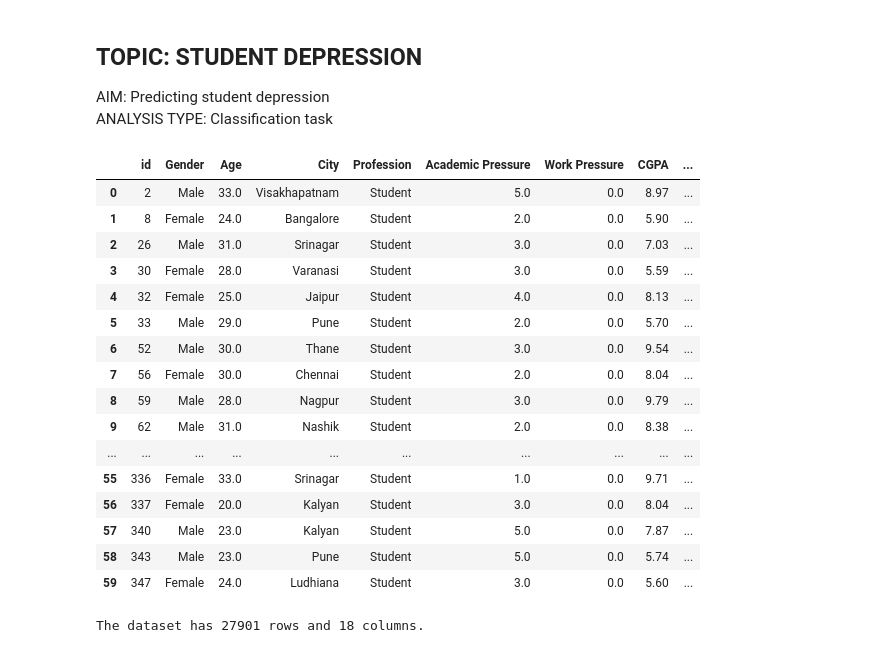
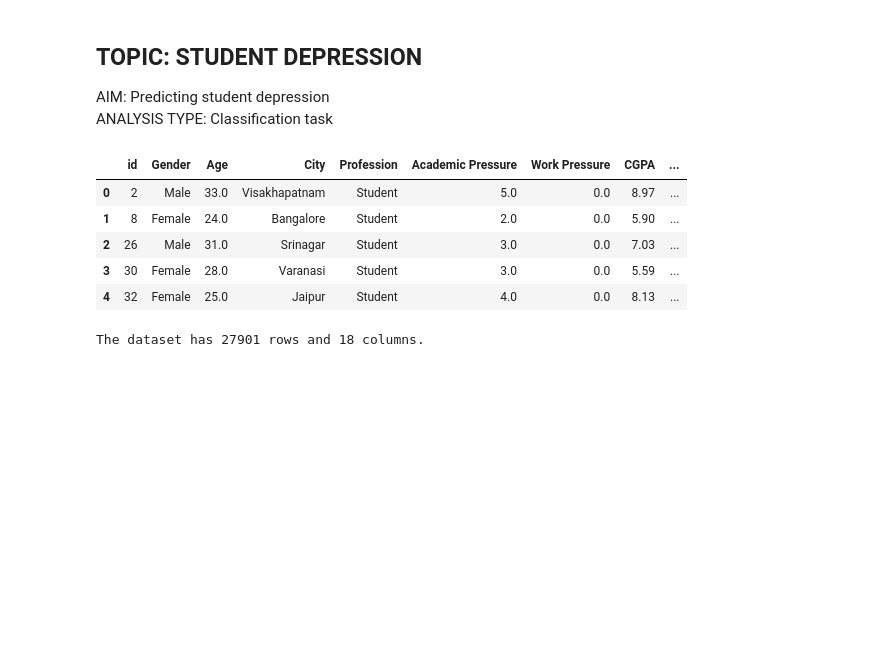
Before and after one commit to NaDub/ML_2024, a Jupyter notebook: ML project dead 02.02.25.ipynb, the cells around one changed output. Cells and saved outputs as stored; diff of their text form; code cells hidden in the pictures; blank space fills up the shorter version.

```diff
--- a/ML project dead 02.02.25.ipynb
+++ b/ML project dead 02.02.25.ipynb
@@ -5,29 +5,18 @@ ANALYSIS TYPE: Classification task
 # %%
 # Load the needed lybraries
 
 import pandas as pd
 
 # upload the DataFrame
-df = pd.read_csv("student_dep_data.csv")
-df.head(60)
+df = pd.read_csv("dataset.csv")
+df.head()
 # %% [output]
 |  | id | Gender | Age | City | Profession | Academic Pressure | Work Pressure | CGPA | ... |
 | 0 | 2 | Male | 33.0 | Visakhapatnam | Student | 5.0 | 0.0 | 8.97 | ... |
 | 1 | 8 | Female | 24.0 | Bangalore | Student | 2.0 | 0.0 | 5.90 | ... |
 | 2 | 26 | Male | 31.0 | Srinagar | Student | 3.0 | 0.0 | 7.03 | ... |
 | 3 | 30 | Female | 28.0 | Varanasi | Student | 3.0 | 0.0 | 5.59 | ... |
 | 4 | 32 | Female | 25.0 | Jaipur | Student | 4.0 | 0.0 | 8.13 | ... |
-| 5 | 33 | Male | 29.0 | Pune | Student | 2.0 | 0.0 | 5.70 | ... |
-| 6 | 52 | Male | 30.0 | Thane | Student | 3.0 | 0.0 | 9.54 | ... |
-| 7 | 56 | Female | 30.0 | Chennai | Student | 2.0 | 0.0 | 8.04 | ... |
-| 8 | 59 | Male | 28.0 | Nagpur | Student | 3.0 | 0.0 | 9.79 | ... |
-| 9 | 62 | Male | 31.0 | Nashik | Student | 2.0 | 0.0 | 8.38 | ... |
-| ... | ... | ... | ... | ... | ... | ... | ... | ... | ... |
-| 55 | 336 | Female | 33.0 | Srinagar | Student | 1.0 | 0.0 | 9.71 | ... |
-| 56 | 337 | Female | 20.0 | Kalyan | Student | 3.0 | 0.0 | 8.04 | ... |
-| 57 | 340 | Male | 23.0 | Kalyan | Student | 5.0 | 0.0 | 7.87 | ... |
-| 58 | 343 | Male | 23.0 | Pune | Student | 5.0 | 0.0 | 5.74 | ... |
-| 59 | 347 | Female | 24.0 | Ludhiana | Student | 3.0 | 0.0 | 5.60 | ... |
 # %%
 num_rows, num_columns = df.shape
 print(f"The dataset has {num_rows} rows and {num_columns} columns.")
```
Also changed, not shown: parts of 13 cells of this notebook, 4 other files.
